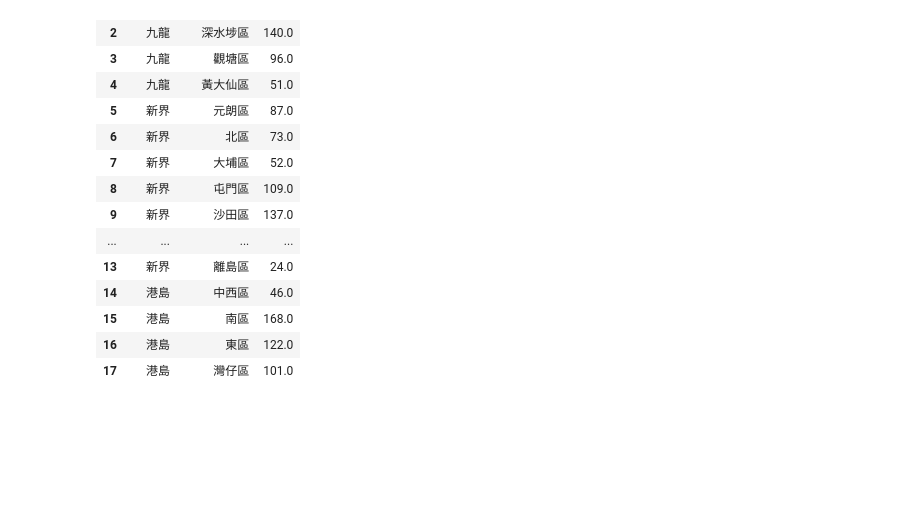
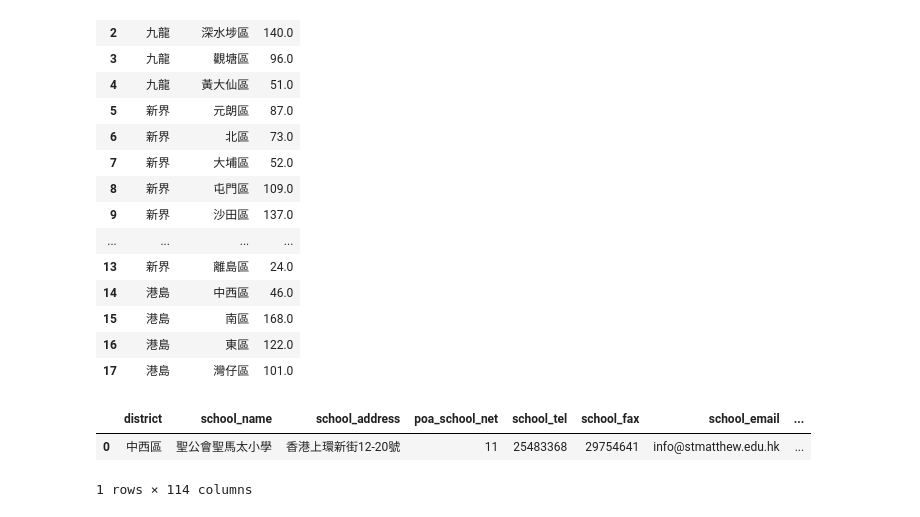
Before and after one commit to fltenwall/MasterStudy, a Jupyter notebook: 6001/6001_group.ipynb, the cells around one changed output. Saved outputs shown, nothing was run; the diff lists cells and outputs as text; code cells hidden in the pictures; blank space fills up the shorter version.

```diff
--- a/6001/6001_group.ipynb
+++ b/6001/6001_group.ipynb
@@ -126,0 +139,11 @@ result
+# %%
+schools_datasets_en = pd.read_csv(path_en, delimiter=',')
+schools_datasets_sc = pd.read_csv(path_sc, delimiter=',')
+schools_datasets_en_colunms = schools_datasets_en.columns
+schools_datasets_sc.columns = schools_datasets_en_colunms
+schools_datasets = schools_datasets_sc
+schools_datasets.head(1)
+# %% [output]
+|  | district | school_name | school_address | poa_school_net | school_tel | school_fax | school_email | ... |
+| 0 | 中西區 | 聖公會聖馬太小學 | 香港上環新街12-20號 | 11 | 25483368 | 29754641 | info@stmatthew.edu.hk | ... |
+1 rows × 114 columns
```
Also changed, not shown: parts of 25 cells of this notebook, 12 other files.
